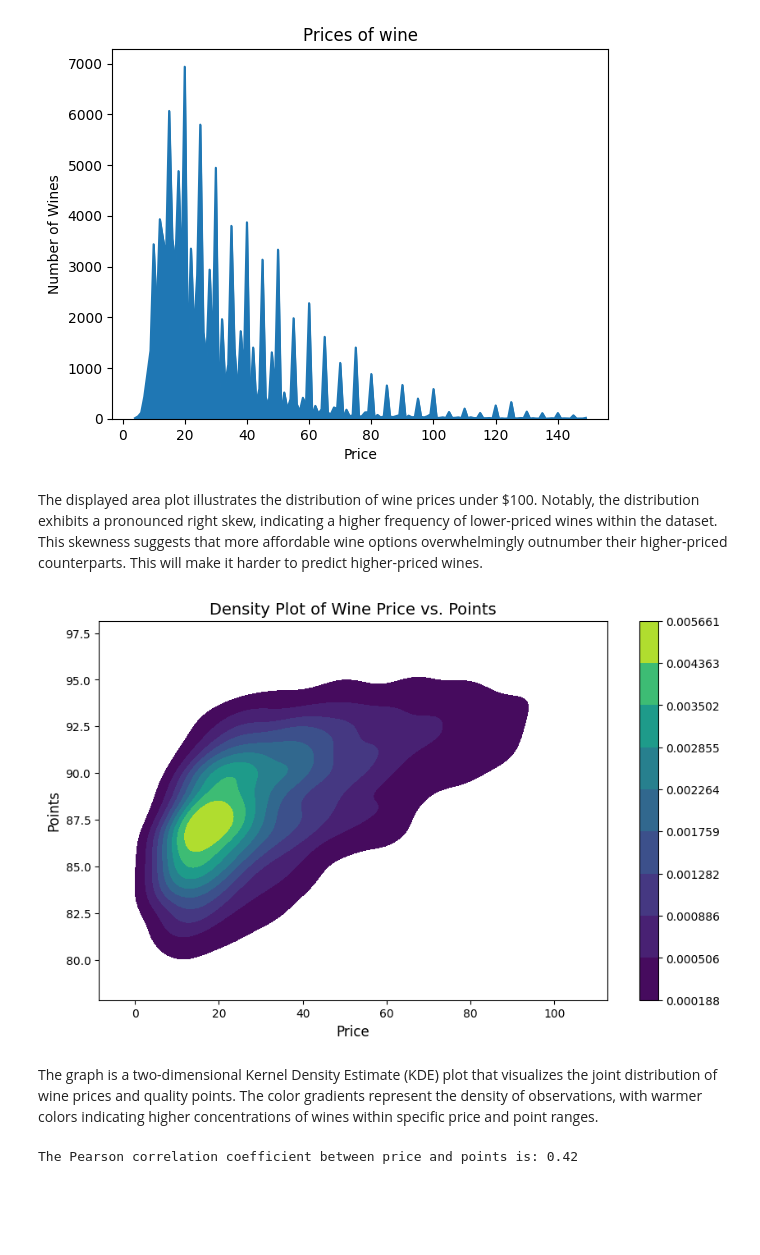
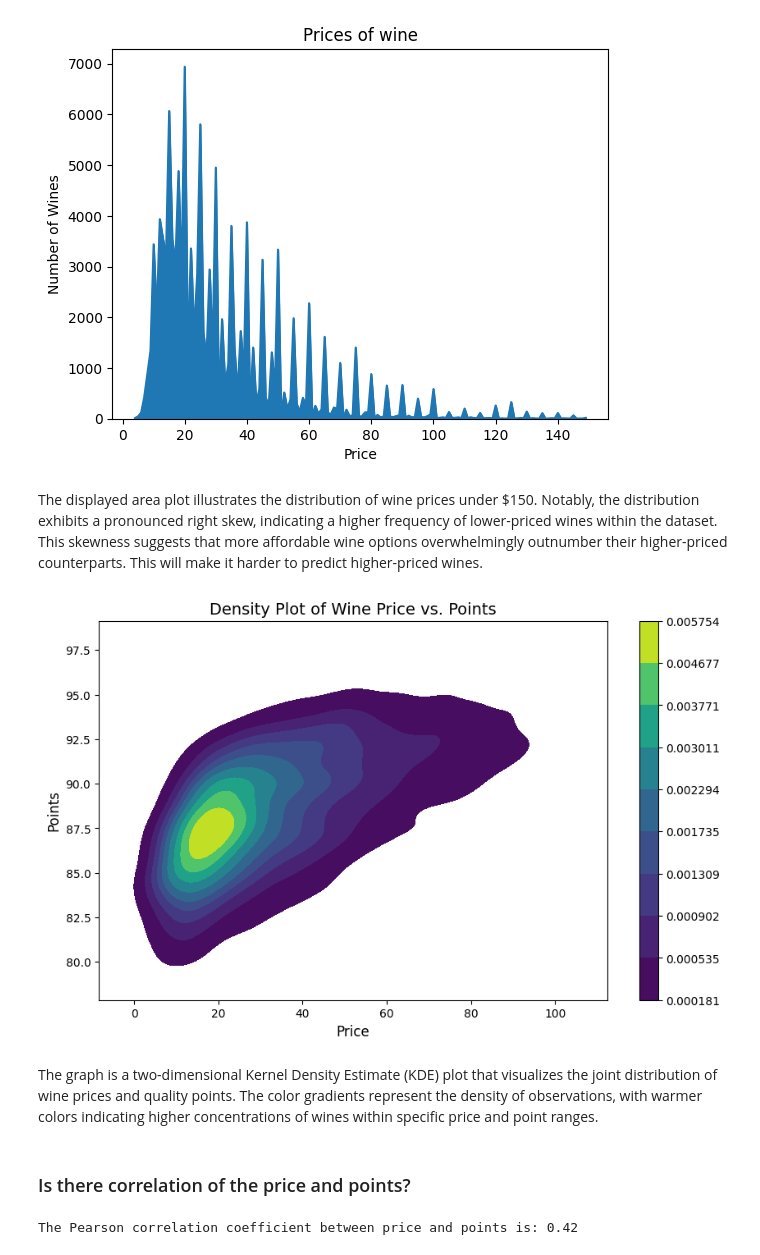
Before and after one commit to sapirca/wine_reviews, a Jupyter notebook: predictive_wine_quality.ipynb, the cells around one changed output. Drawn from its saved outputs; the diff is of its cells as text; code cells hidden in the pictures; blank space fills up the shorter version.

```diff
--- a/predictive_wine_quality.ipynb
+++ b/predictive_wine_quality.ipynb
@@ -162,5 +172,5 @@ The file "/wine-reviews/winemag-data-130k-v2.csv" represents the most updated ve
 # %%
-wine_data = wine_data_3
+wine_data = wine_data_3.copy()
 # %% [markdown]
 The problem that we stated that we want to inquire is if the price can be predicted by other elements of the data.
 # %%
@@ -188,7 +253,5 @@ wine_data_filtered.dropna(subset=['price', 'country', 'variety'], inplace=True)
 # %% [markdown]
 # 5. meaningful data visualizations
-# %%
-wine_data = wine_data_filtered
 # %%
 wine_data['price'].value_counts().sort_index().plot.area(title = 'Prices of wine')
 plt.xlabel('Price')
@@ -207,31 +269,30 @@ plt.ylabel('Number of Wines')
 Text(0, 0.5, 'Number of Wines')
 [figure]
 # %% [markdown]
-The displayed area plot illustrates the distribution of wine prices under $100. Notably, the distribution exhibits a pronounced right skew, indicating a higher frequency of lower-priced wines within the dataset. This skewness suggests that more affordable wine options overwhelmingly outnumber their higher-priced counterparts. This will make it harder to predict higher-priced wines.
+The displayed area plot illustrates the distribution of wine prices under $150. Notably, the distribution exhibits a pronounced right skew, indicating a higher frequency of lower-priced wines within the dataset. This skewness suggests that more affordable wine options overwhelmingly outnumber their higher-priced counterparts. This will make it harder to predict higher-priced wines.
 # %%
-# data_sample = wine_data[wine_data['price'] < 200].loc[:, ['price', 'points']].dropna().sample(5000)
-data_sample = wine_data[wine_data['price'] < 100].loc[:, ['price', 'points']].dropna().sample(5000)
+data_sample = wine_data.copy()
+data_sample = data_sample[data_sample['price'] < 100].loc[:, ['price', 'points']].dropna().sample(5000)
 
-# Create a KDE plot with specified colors and labels
 plt.figure(figsize=(10, 6))
 sns.kdeplot(
     x=data_sample['price'],
     y=data_sample['points'],
-    cmap="viridis",  # Color map for the density
-    fill=True,       # Fill the density plot with color
-    cbar=True,       # Add a color bar
-    thresh=0.05,     # Minimum density threshold for coloring
+    cmap="viridis",
+    fill=True,
+    cbar=True,
+    thresh=0.05,
 )
 
-# Adding labels and title
 plt.xlabel('Price', fontsize=12)
 plt.ylabel('Points', fontsize=12)
 plt.title('Density Plot of Wine Price vs. Points', fontsize=14)
 
-# Since the color bar is included and we're not comparing groups, we don't need a legend here
 plt.show()
 # %% [output]
-[figure, old version]
+[figure, new version]
 # %% [markdown]
 The graph is a two-dimensional Kernel Density Estimate (KDE) plot that visualizes the joint distribution of wine prices and quality points. The color gradients represent the density of observations, with warmer colors indicating higher concentrations of wines within specific price and point ranges.
+# %% [markdown]
+### Is there correlation of the price and points?
 # %%
```
Also changed, not shown: parts of 136 cells of this notebook.
